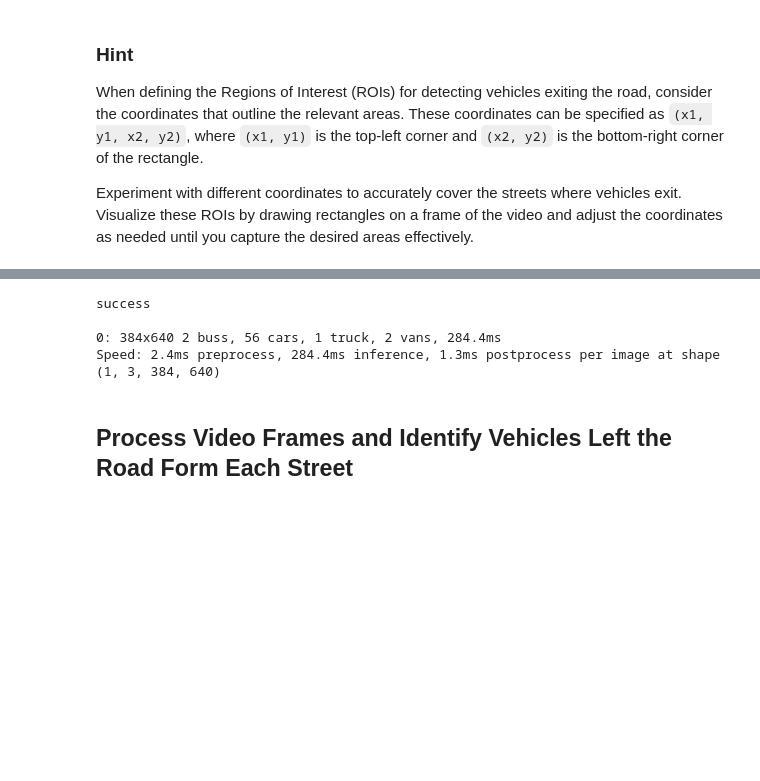
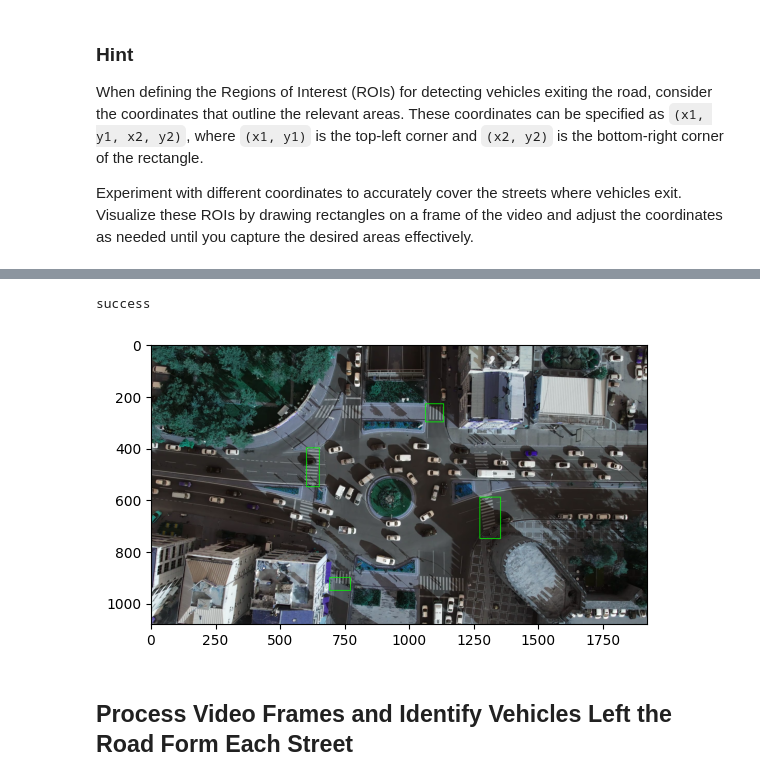
Before and after one commit to TAbdullah-T/T5-SAD, a Jupyter notebook: YOLO_Counting_Exiting_Cars.ipynb, the cells around one changed output, grey strips where cells are left out. Drawn from its saved outputs; the diff is of its cells as text; code cells hidden in the pictures; blank space fills up the shorter version.

```diff
--- a/YOLO_Counting_Exiting_Cars.ipynb
+++ b/YOLO_Counting_Exiting_Cars.ipynb
@@ -82,25 +102,22 @@ if success:
 # %%
-
 while cap.isOpened:
     success, frame = cap.read()
     if success:
       print('success')
 
-      results = model.track(frame, persist=True)
+      # results = model.track(frame, persist=True)
       for count in counting_regions:
         x1, y1 , x2 , y2 = map(int, count['coord'])
         cv2.rectangle(frame, (int(x1),int(y1)),(int(x2),int(y2)), (0, 255, 0), 2)
-
-    video_writer.write(frame)
+    plt.imshow(frame)
+    # video_writer.write(frame)
     break
-cap.release()
-video_writer.release()
-cv2.destroyAllWindows()
+# cap.release()
+# video_writer.release()
+# cv2.destroyAllWindows()
 # %% [output]
 success
-
-0: 384x640 2 buss, 56 cars, 1 truck, 2 vans, 284.4ms
-Speed: 2.4ms preprocess, 284.4ms inference, 1.3ms postprocess per image at shape (1, 3, 384, 640)
+[figure, added]
 # %% [markdown]
 ## Process Video Frames and Identify Vehicles Left the Road Form Each Street
 # %% [markdown]
```
Also changed, not shown: parts of 8 cells of this notebook.
